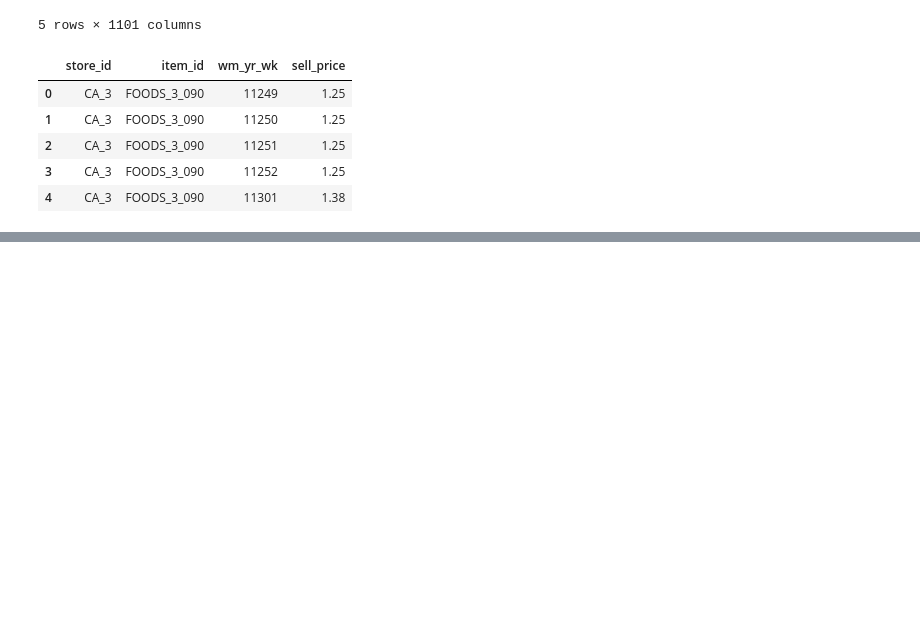
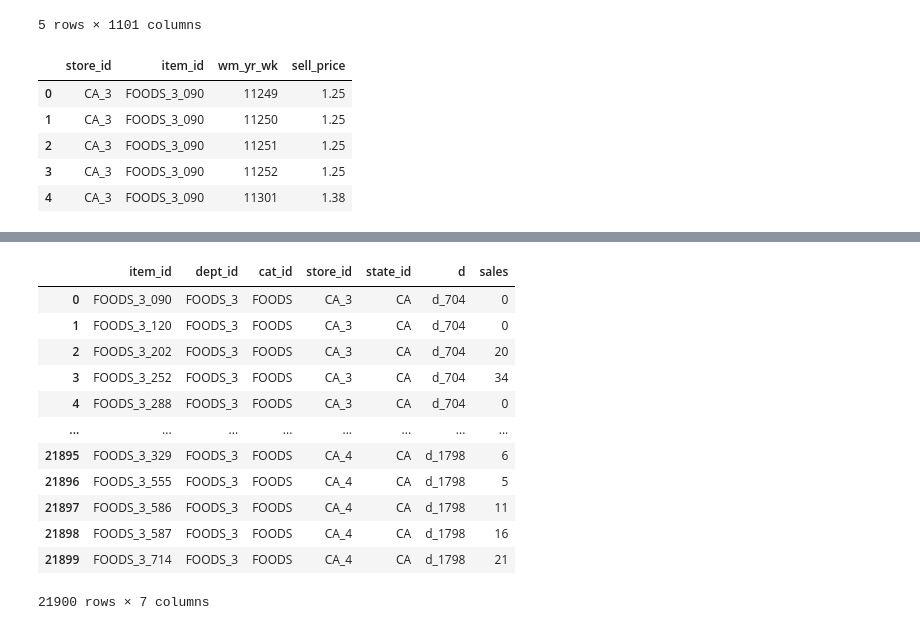
Before and after one commit to adrianriverof/Retail-Sales-Forecasting, a Jupyter notebook: 03_Notebooks/02_Development/01_Setup.ipynb, the cells around one changed output, grey strips where cells are left out. Drawn from its saved outputs; the diff is of its cells as text; code cells hidden in the pictures; blank space fills up the shorter version.

```diff
--- a/03_Notebooks/02_Development/01_Setup.ipynb
+++ b/03_Notebooks/02_Development/01_Setup.ipynb
@@ -57,0 +70,24 @@ prices.head()
+# %%
+#tabular to transactional --> melt
+
+sales = sales.melt(id_vars = sales.columns[0:6], # from 0 to 5 inclusive (6 excluded)
+                  var_name = 'd',
+                  value_name = 'sales')
+# %%
+sales.drop(columns='id',inplace=True)
+# %%
+sales
+# %% [output]
+|  | item_id | dept_id | cat_id | store_id | state_id | d | sales |
+| 0 | FOODS_3_090 | FOODS_3 | FOODS | CA_3 | CA | d_704 | 0 |
+| 1 | FOODS_3_120 | FOODS_3 | FOODS | CA_3 | CA | d_704 | 0 |
+| 2 | FOODS_3_202 | FOODS_3 | FOODS | CA_3 | CA | d_704 | 20 |
+| 3 | FOODS_3_252 | FOODS_3 | FOODS | CA_3 | CA | d_704 | 34 |
+| 4 | FOODS_3_288 | FOODS_3 | FOODS | CA_3 | CA | d_704 | 0 |
+| ... | ... | ... | ... | ... | ... | ... | ... |
+| 21895 | FOODS_3_329 | FOODS_3 | FOODS | CA_4 | CA | d_1798 | 6 |
+| 21896 | FOODS_3_555 | FOODS_3 | FOODS | CA_4 | CA | d_1798 | 5 |
+| 21897 | FOODS_3_586 | FOODS_3 | FOODS | CA_4 | CA | d_1798 | 11 |
+| 21898 | FOODS_3_587 | FOODS_3 | FOODS | CA_4 | CA | d_1798 | 16 |
+| 21899 | FOODS_3_714 | FOODS_3 | FOODS | CA_4 | CA | d_1798 | 21 |
+21900 rows × 7 columns
```
Also changed, not shown: parts of 15 cells of this notebook, 2 other files.
